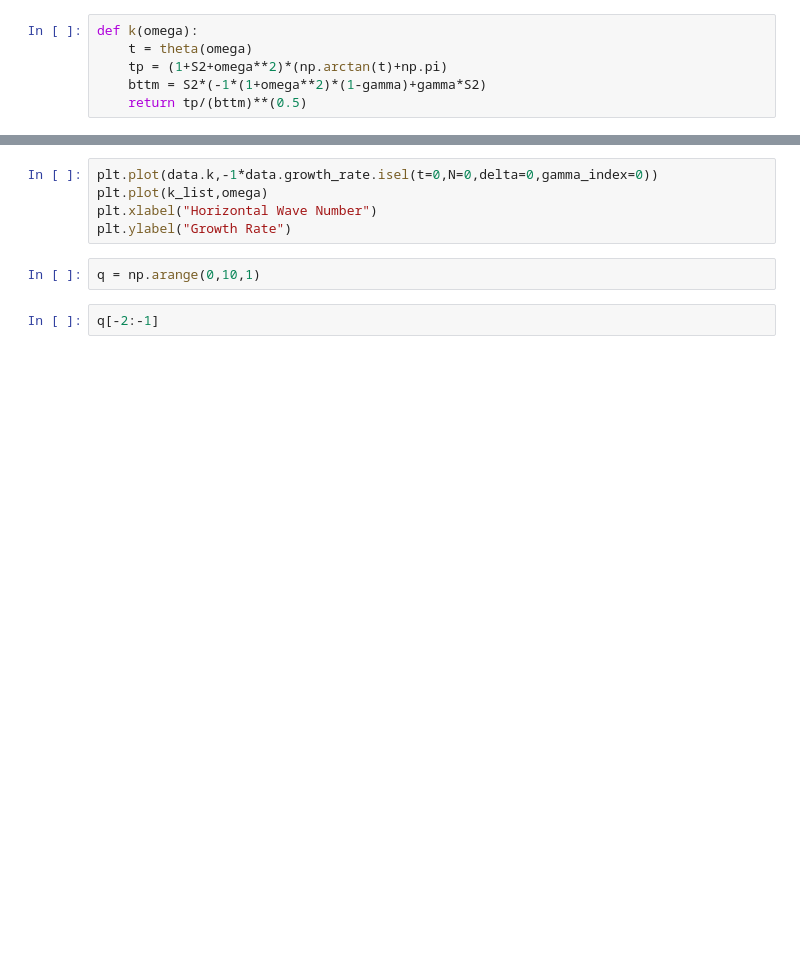
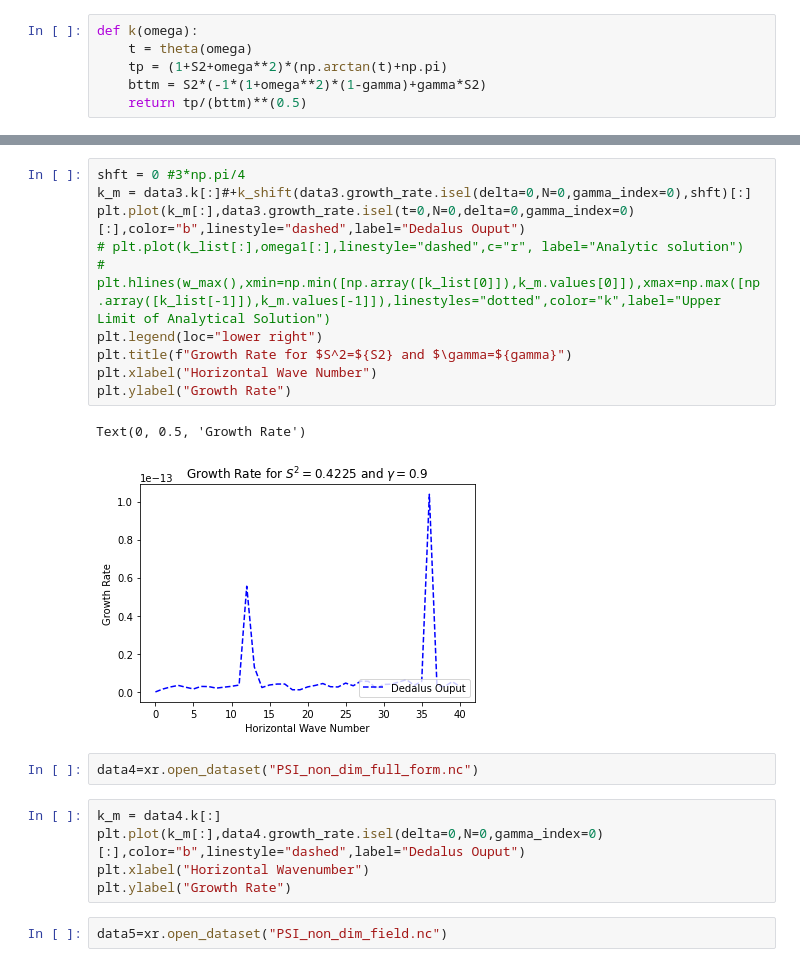
Before and after one commit to loganpknudsen/BottomBoundaryLayer, a Jupyter notebook: SI_growth_rate_checker.ipynb, the cells around one changed output, grey strips where cells are left out. Saved outputs shown, nothing was run; the diff lists cells and outputs as text; blank space fills up the shorter version.

```diff
--- a/SI_growth_rate_checker.ipynb
+++ b/SI_growth_rate_checker.ipynb
@@ -35,9 +79,22 @@ data.growth_rate.values
+# %%
+shft = 0 #3*np.pi/4
+k_m = data3.k[:]#+k_shift(data3.growth_rate.isel(delta=0,N=0,gamma_index=0),shft)[:]
+plt.plot(k_m[:],data3.growth_rate.isel(t=0,N=0,delta=0,gamma_index=0)[:],color="b",linestyle="dashed",label="Dedalus Ouput")
+# plt.plot(k_list[:],omega1[:],linestyle="dashed",c="r", label="Analytic solution")
+# plt.hlines(w_max(),xmin=np.min([np.array([k_list[0]]),k_m.values[0]]),xmax=np.max([np.array([k_list[-1]]),k_m.values[-1]]),linestyles="dotted",color="k",label="Upper Limit of Analytical Solution")
+plt.legend(loc="lower right")
+plt.title(f"Growth Rate for $S^2=${S2} and $\gamma=${gamma}")
+plt.xlabel("Horizontal Wave Number")
+plt.ylabel("Growth Rate")
+# %% [output]
+Text(0, 0.5, 'Growth Rate')
+[figure, added]
+# %%
+data4=xr.open_dataset("PSI_non_dim_full_form.nc")
 # %%
-plt.plot(data.k,-1*data.growth_rate.isel(t=0,N=0,delta=0,gamma_index=0))
-plt.plot(k_list,omega)
-plt.xlabel("Horizontal Wave Number")
+k_m = data4.k[:]
+plt.plot(k_m[:],data4.growth_rate.isel(delta=0,N=0,gamma_index=0)[:],color="b",linestyle="dashed",label="Dedalus Ouput")
+plt.xlabel("Horizontal Wavenumber")
 plt.ylabel("Growth Rate")
-# %%
-q = np.arange(0,10,1)
-# %%
-q[-2:-1]
+# %%
+data5=xr.open_dataset("PSI_non_dim_field.nc")
```
Also changed, not shown: parts of 17 cells of this notebook, 15 other files.
